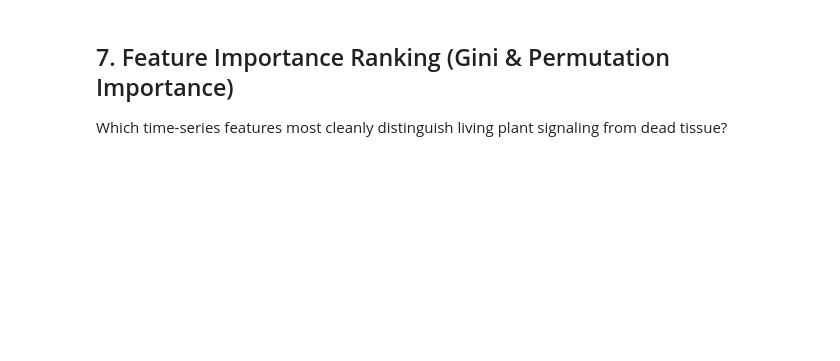
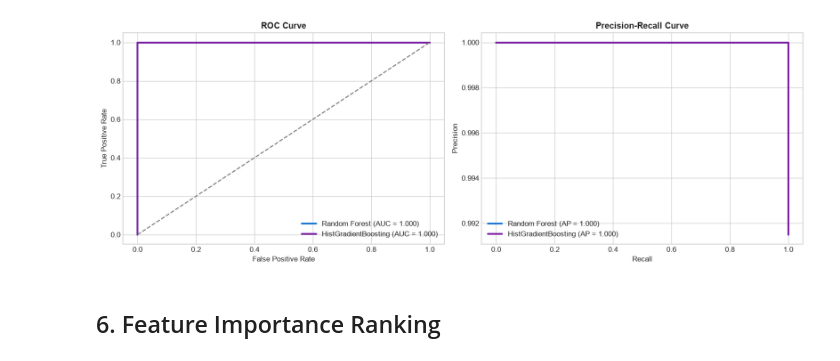
Before and after one commit to tanishq3142/PLANT-EMOTION-DETECTION, a Jupyter notebook: notebook/02_viability_dead_vs_alive_rf.ipynb, the cells around one changed output. Saved outputs shown, nothing was run; the diff lists cells and outputs as text; code cells hidden in the pictures; blank space fills up the shorter version.

```diff
--- a/notebook/02_viability_dead_vs_alive_rf.ipynb
+++ b/notebook/02_viability_dead_vs_alive_rf.ipynb
@@ -129,42 +119,37 @@ ROC curves demonstrate the discriminatory power of the biopotential feature spac
 # %%
 fpr_rf, tpr_rf, _ = roc_curve(y, oof_proba_rf)
 roc_auc_rf = auc(fpr_rf, tpr_rf)
-
 fpr_hgb, tpr_hgb, _ = roc_curve(y, oof_proba_hgb)
 roc_auc_hgb = auc(fpr_hgb, tpr_hgb)
 
 fig, (ax1, ax2) = plt.subplots(1, 2, figsize=(14, 5))
 
-# ROC Curve
 ax1.plot(fpr_rf, tpr_rf, color='#1976D2', lw=2.5, label=f'Random Forest (AUC = {roc_auc_rf:.3f})')
 ax1.plot(fpr_hgb, tpr_hgb, color='#7B1FA2', lw=2.5, label=f'HistGradientBoosting (AUC = {roc_auc_hgb:.3f})')
 ax1.plot([0, 1], [0, 1], color='gray', linestyle='--')
-ax1.set_title("Receiver Operating Characteristic (ROC) Curve", fontweight='bold')
+ax1.set_title("ROC Curve", fontweight='bold')
 ax1.set_xlabel("False Positive Rate")
 ax1.set_ylabel("True Positive Rate")
 ax1.legend(loc="lower right")
 ax1.grid(True)
 
-# Precision-Recall Curve
 pre_rf, rec_rf, _ = precision_recall_curve(y, oof_proba_rf)
-ap_rf = average_precision_score(y, oof_proba_rf)
-
+ax2.plot(rec_rf, pre_rf, color='#1976D2', lw=2.5, label=f'Random Forest (AP = {average_precision_score(y, oof_proba_rf):.3f})')
 pre_hgb, rec_hgb, _ = precision_recall_curve(y, oof_proba_hgb)
-ap_hgb = average_precision_score(y, oof_proba_hgb)
-
-ax2.plot(rec_rf, pre_rf, color='#1976D2', lw=2.5, label=f'Random Forest (AP = {ap_rf:.3f})')
-ax2.plot(rec_hgb, pre_hgb, color='#7B1FA2', lw=2.5, label=f'HistGradientBoosting (AP = {ap_hgb:.3f})')
+ax2.plot(rec_hgb, pre_hgb, color='#7B1FA2', lw=2.5, label=f'HistGradientBoosting (AP = {average_precision_score(y, oof_proba_hgb):.3f})')
 ax2.set_title("Precision-Recall Curve", fontweight='bold')
 ax2.set_xlabel("Recall")
 ax2.set_ylabel("Precision")
 ax2.legend(loc="lower left")
 ax2.grid(True)
 
 plt.tight_layout()
+plt.savefig(os.path.join(PLOT_DIR, "2_roc_pr_curves.png"), dpi=300, bbox_inches='tight')
 plt.show()
+# %% [output]
+[figure, added]
-# %% [markdown]
-## 7. Feature Importance Ranking (Gini & Permutation Importance)
-Which time-series features most cleanly distinguish living plant signaling from dead tissue?
+# %% [markdown]
+## 6. Feature Importance Ranking
 # %%
 rf_model.fit(X, y)
 importances = rf_model.feature_importances_
```
Also changed, not shown: parts of 18 cells of this notebook, 39 other files.
